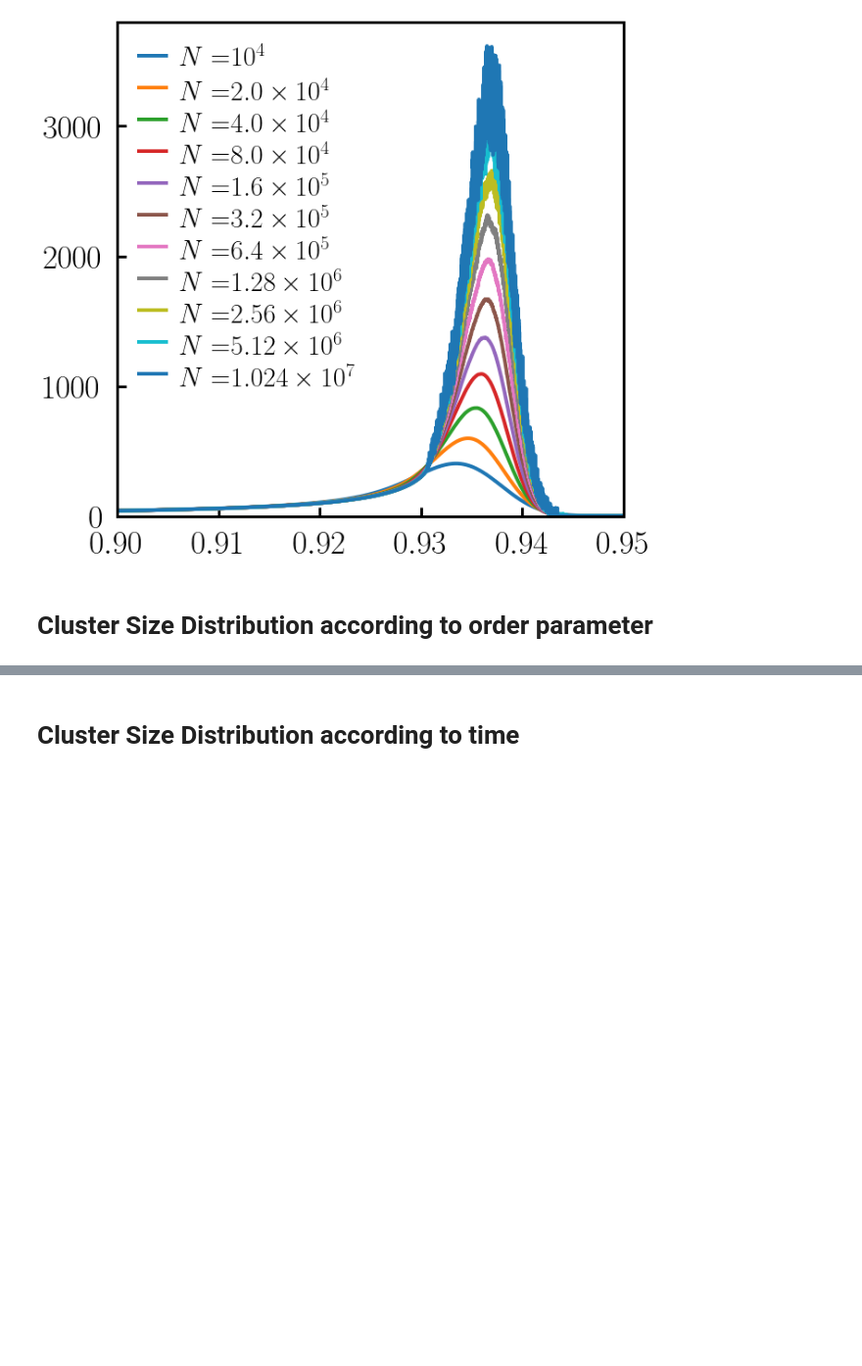
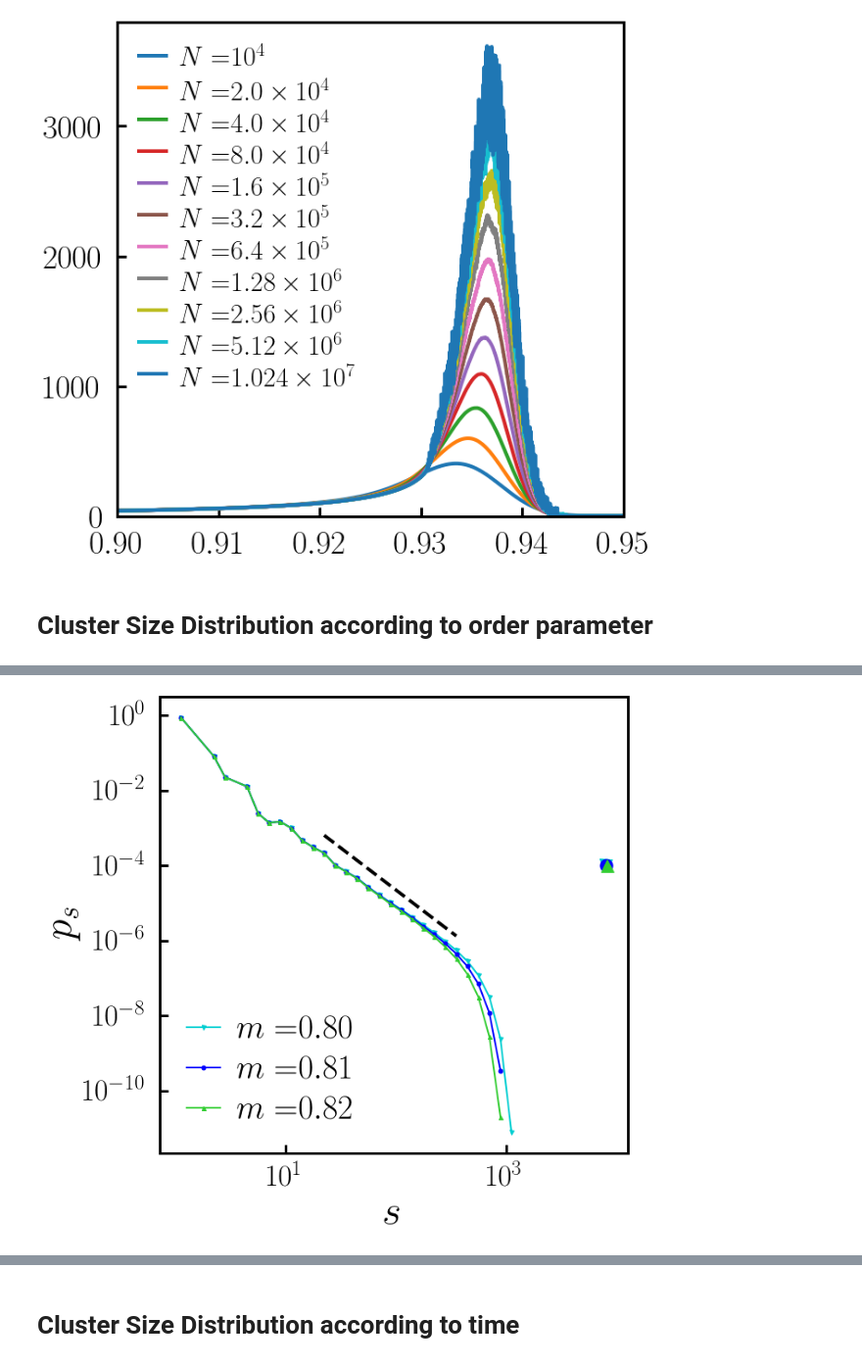
Before and after one commit to hoyunchoi/mBFW-Git, a Jupyter notebook: main-plot.ipynb, the cells around one changed output, grey strips where cells are left out. Shown at 98% size. Cells and saved outputs as stored; diff of their text form; code cells hidden in the pictures; blank space fills up the shorter version.

```diff
--- a/main-plot.ipynb
+++ b/main-plot.ipynb
@@ -143,65 +135,66 @@ plt.show()
 # %%
 _, ax = plt.subplots(figsize=(10,10))
 
-networkSize = 5120000
+networkSize = 10000
 acceptanceThreshold = 0.5
+fitRange = clusterSizeDist_fitRange[networkSize, acceptanceThreshold]
+fitRange = [10, 23]
 
 # default plot
-op = 0.01
-cs, dist = clusterSizeDist[networkSize, acceptanceThreshold, op]
-ax.plot(cs, dist, marker='v', color='darkturquoise', label=latexString("m=")+latexFloat(op,2))
-ax.plot(op*networkSize, 1/networkSize, marker='v', color='darkturquoise')
-
-op = 0.05
-cs, dist = clusterSizeDist[networkSize, acceptanceThreshold, op]
-ax.plot(cs, dist, marker='o', color='blue', label=latexString("m=")+latexFloat(op,2))
-ax.plot(op*networkSize, 1/networkSize, marker='o', color='blue')
-
-op = 0.15
-cs, dist = clusterSizeDist[networkSize, acceptanceThreshold, op]
-ax.plot(cs, dist, marker='^', color='limegreen', label=latexString("m=")+latexFloat(op,2))
-ax.plot(op*networkSize, 1/networkSize, marker='^', color='limegreen')
-
 op = 0.8
 cs, dist = clusterSizeDist[networkSize, acceptanceThreshold, op]
-ax.plot(cs, dist, marker='s', color='orange', label=latexString("m=")+latexFloat(op,2))
-ax.plot(op*networkSize, 1/networkSize, marker='s', color='orange')
+ax.plot(cs, dist, marker='v', color='darkturquoise', label=latexString("m=")+latexFloat(op,2), markersize = 5, linewidth = 2)
+ax.plot(op*networkSize, 1/networkSize, marker='v', color='darkturquoise')
+fitX,fitY,tau, residual = logFit(cs[fitRange[0]:fitRange[1]], dist[fitRange[0]:fitRange[1]], offset=-0.5)
+print(op, tau, residual[0])
 
-op = 0.83
+op = 0.81
 cs, dist = clusterSizeDist[networkSize, acceptanceThreshold, op]
-ax.plot(cs, dist, marker='D', color='red', label=latexString("m=")+latexFloat(op,2))
-ax.plot(op*networkSize, 1/networkSize, marker='D', color='red')
+ax.plot(cs, dist, marker='o', color='blue', label=latexString("m=")+latexFloat(op,2), markersize = 5, linewidth = 2)
+ax.plot(op*networkSize, 1/networkSize, marker='o', color='blue')
+fitX,fitY,tau, residual = logFit(cs[fitRange[0]:fitRange[1]], dist[fitRange[0]:fitRange[1]], offset=-0.5)
+print(op, tau, residual[0])
+
+op = 0.82
+cs, dist = clusterSizeDist[networkSize, acceptanceThreshold, op]
+ax.plot(cs, dist, marker='^', color='limegreen', label=latexString("m=")+latexFloat(op,2), markersize = 5, linewidth = 2)
+ax.plot(op*networkSize, 1/networkSize, marker='^', color='limegreen')
+fitX,fitY,tau, residual = logFit(cs[fitRange[0]:fitRange[1]], dist[fitRange[0]:fitRange[1]], offset=-0.5)
+print(op, tau, residual[0])
+ax.plot(fitX, fitY, 'k--')
+
+# op = 0.83
+# cs, dist = clusterSizeDist[networkSize, acceptanceThreshold, op]
+# ax.plot(cs, dist, marker='s', color='orange', label=latexString("m=")+latexFloat(op,2), markersize = 5, linewidth = 2)
+# ax.plot(op*networkSize, 1/networkSize, marker='s', color='orange')
+# fitX,fitY,tau, residual = logFit(cs[fitRange[0]:fitRange[1]], dist[fitRange[0]:fitRange[1]], offset=-0.5)
+# print(op, tau, residual[0])
+
+# op = 0.84
+# cs, dist = clusterSizeDist[networkSize, acceptanceThreshold, op]
+# ax.plot(cs, dist, marker='D', color='red', label=latexString("m=")+latexFloat(op,2), markersize = 5, linewidth = 2)
+# ax.plot(op*networkSize, 1/networkSize, marker='D', color='red')
+# fitX,fitY,tau, residual = logFit(cs[fitRange[0]:fitRange[1]], dist[fitRange[0]:fitRange[1]], offset=-0.5)
+# print(op, tau, residual[0])
+
+# op = 0.85
+# cs, dist = clusterSizeDist[networkSize, acceptanceThreshold, op]
+# ax.plot(cs, dist, marker='*', color='saddlebrown', label=latexString("m=")+latexFloat(op,2), markersize = 10, linewidth = 2)
+# ax.plot(op*networkSize, 1/networkSize, marker='*', markersize=20, color='saddlebrown')
+# fitX,fitY,tau, residual = logFit(cs[fitRange[0]:fitRange[1]], dist[fitRange[0]:fitRange[1]], offset=-0.5)
+# print(op, tau, residual[0])
 
 # log fit
-fitX, fitY, tau, residual = logFit(cs[0:14], dist[0:14], offset=0.5)
-ax.plot(fitX, fitY, 'k--')
-ax.text(1.5,1e-3, latexFloat(-1*tau,2), fontsize=50)
-
-op = 0.86
-cs, dist = clusterSizeDist[networkSize, acceptanceThreshold, op]
-ax.plot(cs, dist, marker='*', markersize=20, color='saddlebrown', label=latexString("m=")+latexFloat(op,2))
-ax.plot(op*networkSize, 1/networkSize, marker='*', markersize=20, color='saddlebrown')
+# ax.plot(fitX, fitY, 'k--')
+# ax.text(1.5,1e-3, latexFloat(-1*tau,2), fontsize=50)
 
 # default setting
 ax.set_xlabel(latexString("s"))
 ax.set_ylabel(latexString("p_s"))
 ax.set_xscale('log')
 ax.set_yscale('log')
-ax.legend(loc="upper right")
-# ax.set_xlim([1,1e4])
-# ax.set_ylim([1e-6,1])
-# xtick = [1e0, 1e1, 1e2, 1e3, 1e4]
-# ytick = [1e-6, 1e-4, 1e-2, 1]
-# ax.set_xticks(xtick)
-# ax.set_yticks(ytick)
-# ax.set_xticklabels(list_latexSci(xtick))
-# ax.set_yticklabels(list_latexSci(ytick))
-# minortick_x = matplotlib.ticker.LogLocator(base=1e2, subs=np.append(np.arange(1,10,1),np.arange(10,100,10)))
-# ax.xaxis.set_minor_locator(minortick_x)
-# ax.xaxis.set_minor_formatter(matplotlib.ticker.NullFormatter())
-# minortick_y = matplotlib.ticker.LogLocator(base=1e2, subs=np.arange(10,100,10))
-# ax.yaxis.set_minor_locator(minortick_y)
-# ax.yaxis.set_minor_formatter(matplotlib.ticker.NullFormatter())
+ax.legend(loc = "lower left")
 
 # save and show
 plt.show()
+# %% [output]
@@ -207,0 +204 @@ plt.show()
+[figure, added]
```
Also changed, not shown: parts of 11 cells of this notebook, 2 other files.
